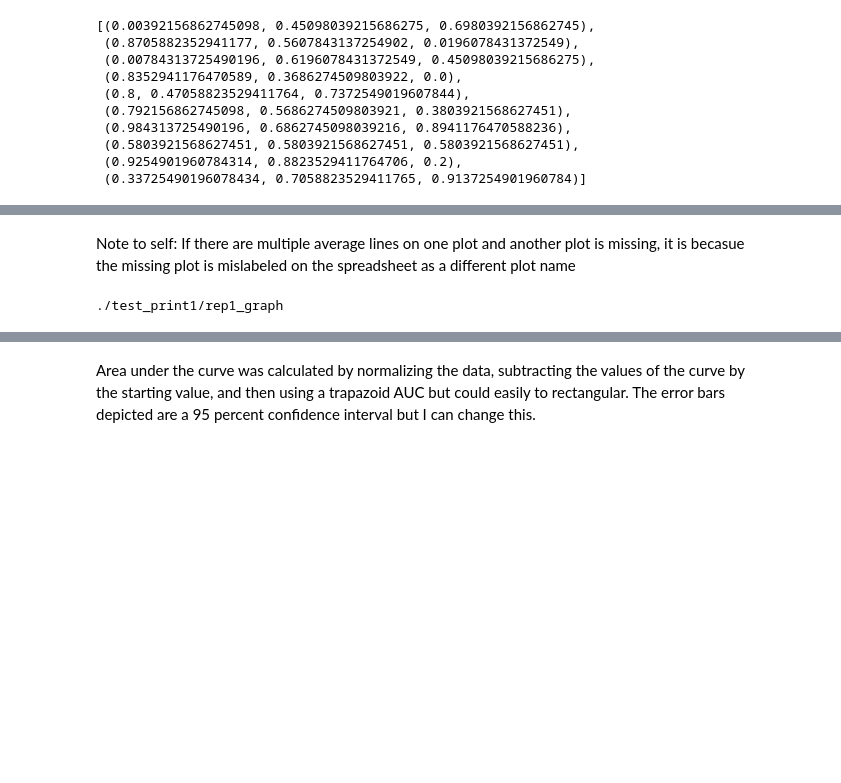
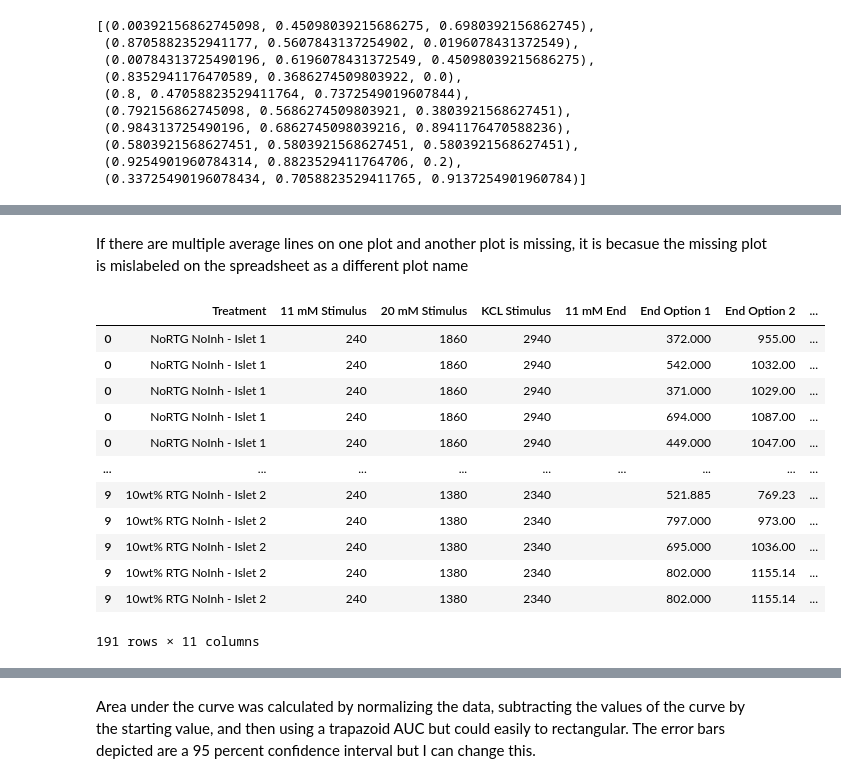
Before and after one commit to s-morrall/Calucium-Analysis, a Jupyter notebook: Refined Program/Graph_picker.ipynb, the cells around one changed output, grey strips where cells are left out. Saved outputs shown, nothing was run; the diff lists cells and outputs as text; code cells hidden in the pictures; blank space fills up the shorter version.

```diff
--- a/Refined Program/Graph_picker.ipynb
+++ b/Refined Program/Graph_picker.ipynb
@@ -149,3 +63,3 @@ of_df.to_excel("/Users/stephaniemorrall/Documents/FarnsworthFall23/11_02_23(Calc
 # %% [markdown]
-Note to self: If there are multiple average lines on one plot and another plot is missing, it is becasue the missing plot is mislabeled on the spreadsheet as a different plot name
+If there are multiple average lines on one plot and another plot is missing, it is becasue the missing plot is mislabeled on the spreadsheet as a different plot name
 # %%
@@ -161,10 +74,6 @@ def round_sig(x, sig=1, small_value=1.0e-9):
     rounded = round(x, sig - int(floor(log10(max(abs(x), abs(small_value))))) - 1)
 
     return rounded
-# %%
-print(f'{folder}/rep{rep}_graph')
-# %% [output]
-./test_print1/rep1_graph
 # %%
 treatments = df.Treatment.unique()
 sns.set_style("whitegrid", {'grid.linestyle': '--'})
@@ -400,9 +309,31 @@ for n, treat in enumerate(treatments):
 
 
 
-    plt.savefig(f"{folder}/rep{rep}_option__graphs/Rep{rep}_{treat}_graphs.png", bbox_inches = "tight");
-
+    plt.savefig(f"{folder}/{option_graphs_folder_for_11mm}/Rep{rep}_{treat}_graphs.png", bbox_inches = "tight");
+    plt.close()
 new_md = pd.concat(dfs)
+new_md["Quality"] = ""
+new_md["11 mM End"] = ""
+new_md["Notes"] = ""
 
 
-new_md.to_excel("test.xlsx")
+
+
+new_md.to_excel(f"{folder}/options_rep{rep}.xlsx")
+# %%
+
+new_md
+# %% [output]
+|  | Treatment | 11 mM Stimulus | 20 mM Stimulus | KCL Stimulus | 11 mM End | End Option 1 | End Option 2 | ... |
+| 0 | NoRTG NoInh - Islet 1 | 240 | 1860 | 2940 |  | 372.000 | 955.00 | ... |
+| 0 | NoRTG NoInh - Islet 1 | 240 | 1860 | 2940 |  | 542.000 | 1032.00 | ... |
+| 0 | NoRTG NoInh - Islet 1 | 240 | 1860 | 2940 |  | 371.000 | 1029.00 | ... |
+| 0 | NoRTG NoInh - Islet 1 | 240 | 1860 | 2940 |  | 694.000 | 1087.00 | ... |
+| 0 | NoRTG NoInh - Islet 1 | 240 | 1860 | 2940 |  | 449.000 | 1047.00 | ... |
+| ... | ... | ... | ... | ... | ... | ... | ... | ... |
+| 9 | 10wt% RTG NoInh - Islet 2 | 240 | 1380 | 2340 |  | 521.885 | 769.23 | ... |
+| 9 | 10wt% RTG NoInh - Islet 2 | 240 | 1380 | 2340 |  | 797.000 | 973.00 | ... |
+| 9 | 10wt% RTG NoInh - Islet 2 | 240 | 1380 | 2340 |  | 695.000 | 1036.00 | ... |
+| 9 | 10wt% RTG NoInh - Islet 2 | 240 | 1380 | 2340 |  | 802.000 | 1155.14 | ... |
+| 9 | 10wt% RTG NoInh - Islet 2 | 240 | 1380 | 2340 |  | 802.000 | 1155.14 | ... |
+191 rows × 11 columns
```
Also changed, not shown: parts of 21 cells of this notebook, 6 other files.
